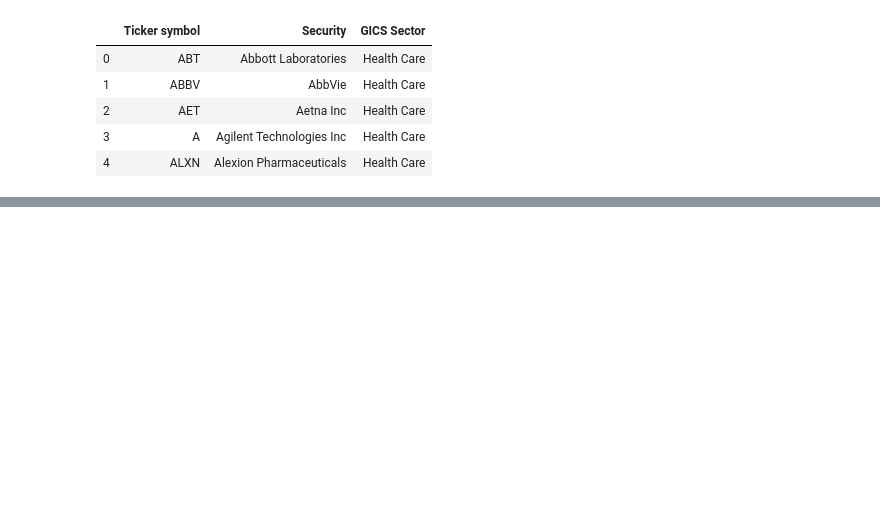
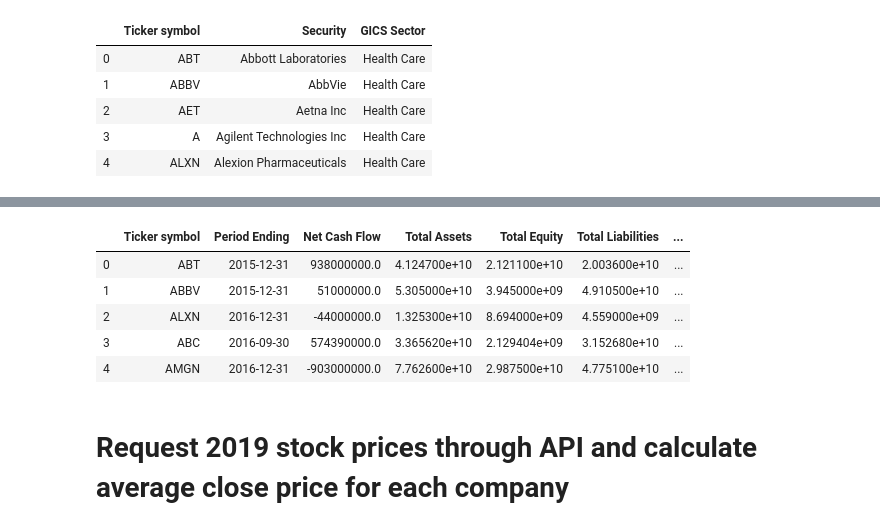
Before and after one commit to hongy14/ETL_project, a Jupyter notebook: ETL_Project_NYSE.ipynb, the cells around one changed output, grey strips where cells are left out. Cells and saved outputs as stored; diff of their text form; code cells hidden in the pictures; blank space fills up the shorter version.

```diff
--- a/ETL_Project_NYSE.ipynb
+++ b/ETL_Project_NYSE.ipynb
@@ -87,0 +81,45 @@ company_prices.head()
+# %%
+# Extract columns interested: Ticker Symbol, Period Ending, Net Cash Flow, Total Assets,
+#Total Equity, Total Liabilities, Total Revenue, Earnings Per Share
+financial_extracted = company_financial[["Ticker Symbol","Period Ending",
+                                         "Net Cash Flow","Total Assets",
+                                         "Total Equity","Total Liabilities",
+                                         "Total Revenue","Earnings Per Share"]].copy()
+
+
+financial_extracted = financial_extracted.rename(columns = {"Ticker Symbol":"Ticker symbol"})
+
+total_rows = len(financial_extracted.index)
+# %%
+# Extract the latest financial information for each company
+financial_extracted.iloc[0,:]
+
+# Loop through dataframe to obtain latest financials for each company
+i=1
+latest_financial = []
+for i in range(1,total_rows):
+    current_record = financial_extracted.iloc[i,:]
+    last_record = financial_extracted.iloc[i-1,:]
+
+    if current_record["Ticker symbol"] != last_record["Ticker symbol"]:
+        latest_financial.append(last_record)
+
+# Append last record to the list
+latest_financial.append(financial_extracted.iloc[total_rows-1,:])
+# %%
+# convert to dataframe
+latest_financial_df = pd.DataFrame(latest_financial).reset_index(drop = True)
+# %%
+# Inner join financials table with tickers to obtain financials for all Health Care companies
+financials_final = pd.merge(company_ticker, latest_financial_df, on = "Ticker symbol", how = "inner")
+
+financials_final.head()
+# %% [output]
+|  | Ticker symbol | Period Ending | Net Cash Flow | Total Assets | Total Equity | Total Liabilities | ... |
+| 0 | ABT | 2015-12-31 | 938000000.0 | 4.124700e+10 | 2.121100e+10 | 2.003600e+10 | ... |
+| 1 | ABBV | 2015-12-31 | 51000000.0 | 5.305000e+10 | 3.945000e+09 | 4.910500e+10 | ... |
+| 2 | ALXN | 2016-12-31 | -44000000.0 | 1.325300e+10 | 8.694000e+09 | 4.559000e+09 | ... |
+| 3 | ABC | 2016-09-30 | 574390000.0 | 3.365620e+10 | 2.129404e+09 | 3.152680e+10 | ... |
+| 4 | AMGN | 2016-12-31 | -903000000.0 | 7.762600e+10 | 2.987500e+10 | 4.775100e+10 | ... |
+# %% [markdown]
+# Request 2019 stock prices through API and calculate average close price for each company
```
Also changed, not shown: parts of 32 cells of this notebook, 1 other file.
